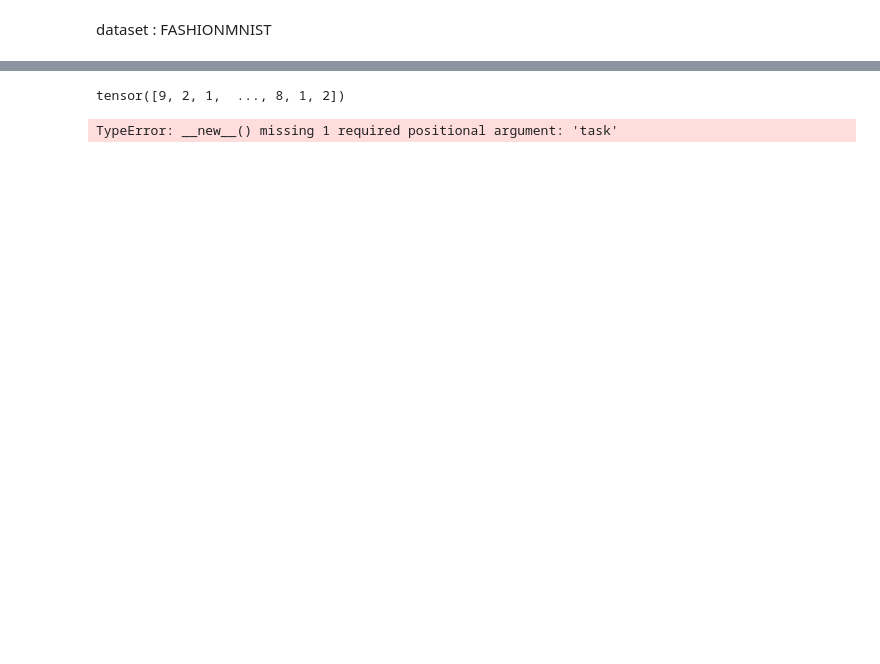
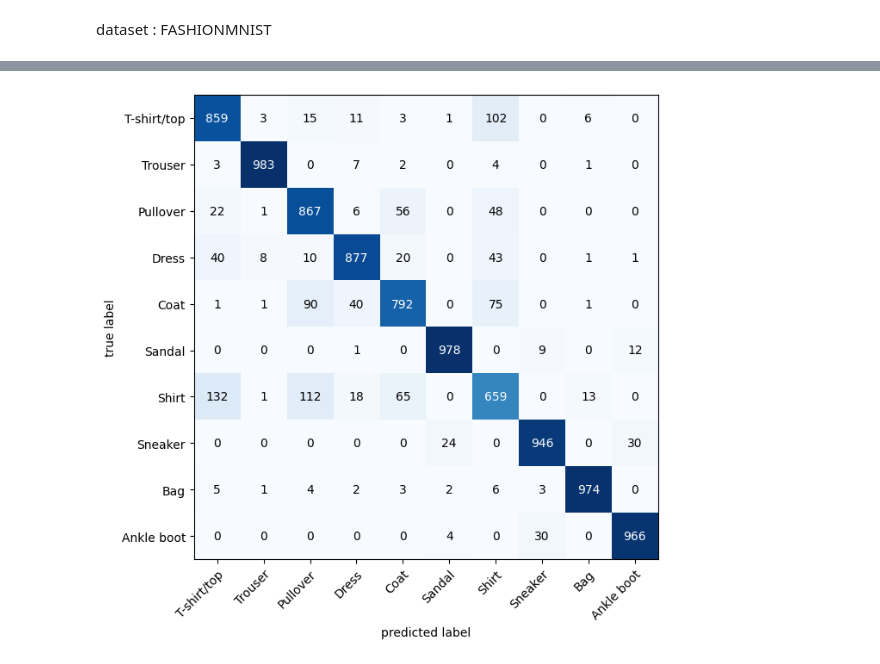
Before and after one commit to nowshek28/Fashion, a Jupyter notebook: Computervision_nueral_network.ipynb, the cells around one changed output, grey strips where cells are left out. Cells and saved outputs as stored; diff of their text form; code cells hidden in the pictures; blank space fills up the shorter version.

Commit message:
Update Computervision_nueral_network.ipynb
confusion matrix

```diff
--- a/Computervision_nueral_network.ipynb
+++ b/Computervision_nueral_network.ipynb
@@ -484,24 +341,25 @@ with torch.inference_mode():
         #do forward pass
         y_logits = model_1(x)
         #logits->prediction probablity->prediction label
-        y_pred = torch.softmax(y_logits.squeeze(),dim=0).argmax(dim=1)
+        y_pred = torch.softmax(y_logits,dim=1).argmax(dim=1)
         #put prediction on CPu for evaluation
         y_preds.append(y_pred.cpu())
 
 y_pred_tensor = torch.cat(y_preds)
 y_pred_tensor
-# %% [output]
-tensor([9, 2, 1,  ..., 8, 1, 2])
 # %%
 from torchmetrics import ConfusionMatrix
 from mlxtend.plotting import plot_confusion_matrix
 
 #confusion matrix instance and compare prediction to target
-confmat = ConfusionMatrix(num_classes= len(class_name))
+confmat = ConfusionMatrix(num_classes= len(class_name),task = 'multiclass')
 confmat_tensor = confmat(preds= y_pred_tensor,
-                         targets= test_data.targets)
+                         target= test_data.targets)
 
 #plot matrix
-fig, ax = plot_confusion_matrix(conf_mat=confmat_tensor.numpy(),class_names=class_name,figsize=(10,7))
+fig, ax = plot_confusion_matrix(
+    conf_mat=confmat_tensor.numpy(),
+    class_names=class_name,
+    figsize=(10,7))
 # %% [output]
-TypeError: __new__() missing 1 required positional argument: 'task'
+[figure, added]
```
Also changed, not shown: parts of 15 cells of this notebook.
